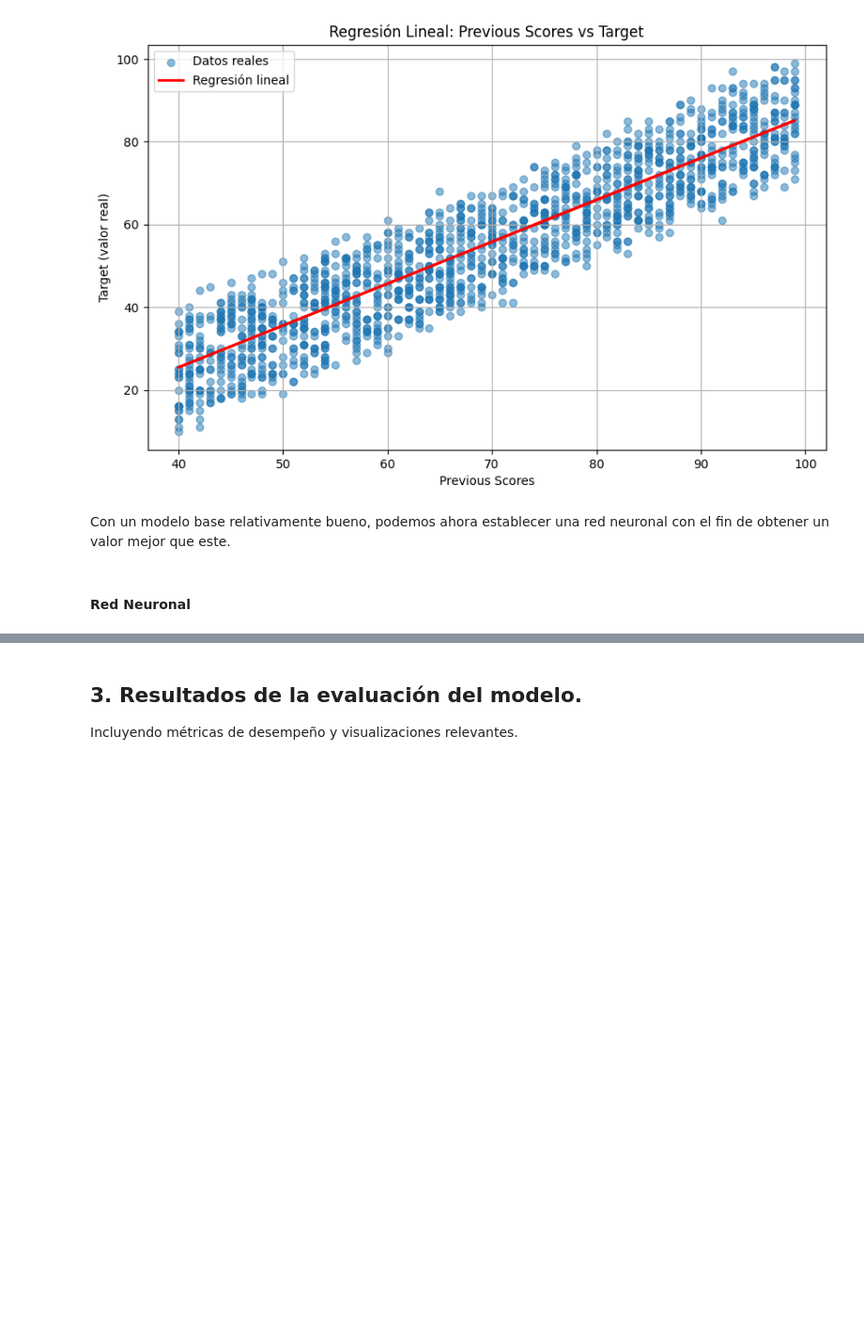
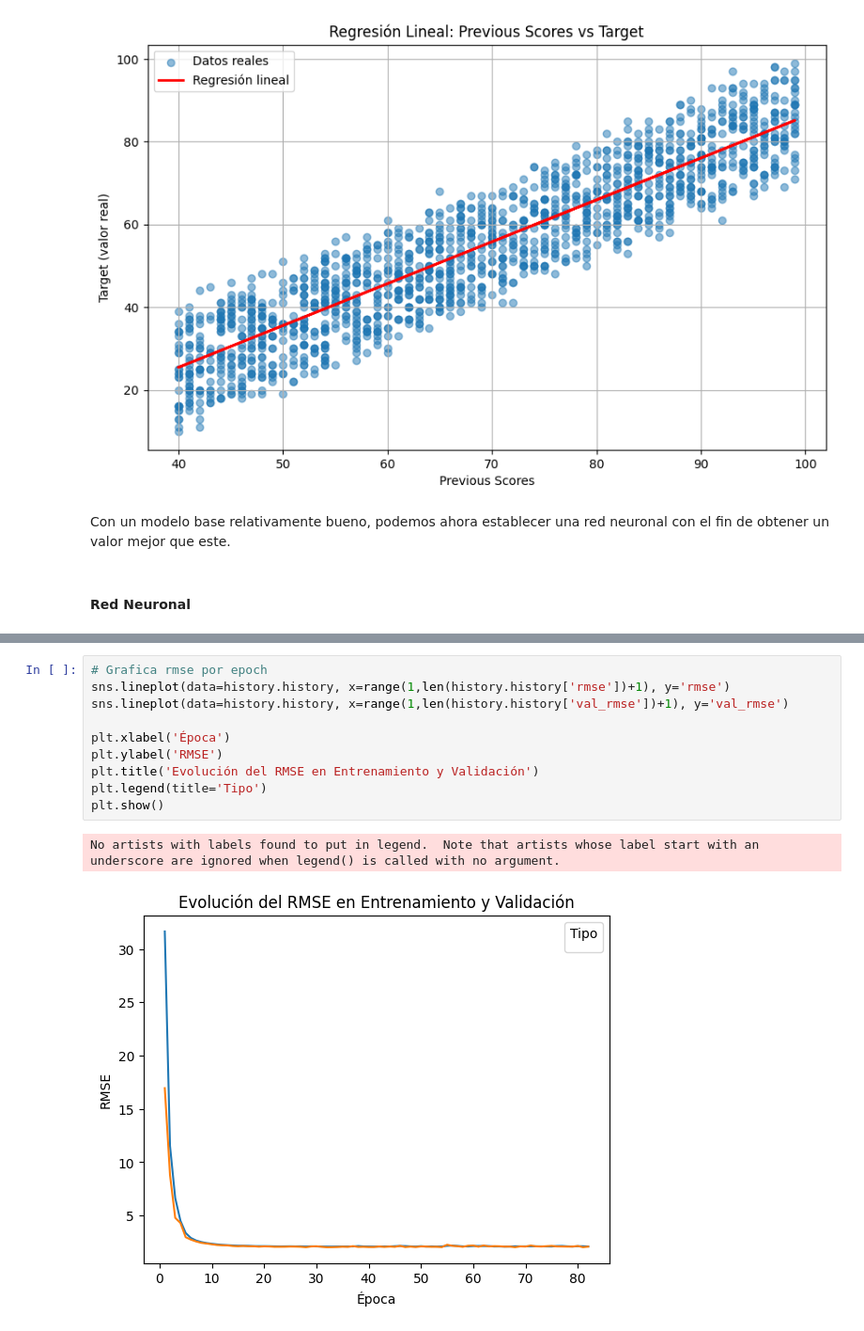
Before and after one commit to julilc/NN_Examples, a Jupyter notebook: NN_Students_Scores/students_scores.ipynb, the cells around one changed output, grey strips where cells are left out. Shown: that part at 94% size. Drawn from its saved outputs; the diff is of its cells as text; blank space fills up the shorter version.

Commit message:
Agrego graficas entrenamiento del modelo

```diff
--- a/NN_Students_Scores/students_scores.ipynb
+++ b/NN_Students_Scores/students_scores.ipynb
@@ -502,4 +505,14 @@ CV-RMSE Val: 4.27%
 CV-RMSE Test: 5.63%
-# %% [markdown]
-## 3. Resultados de la evaluación del modelo.
-Incluyendo métricas de desempeño y visualizaciones relevantes.
+# %%
+# Grafica rmse por epoch
+sns.lineplot(data=history.history, x=range(1,len(history.history['rmse'])+1), y='rmse')
+sns.lineplot(data=history.history, x=range(1,len(history.history['val_rmse'])+1), y='val_rmse')
+
+plt.xlabel('Época')
+plt.ylabel('RMSE')
+plt.title('Evolución del RMSE en Entrenamiento y Validación')
+plt.legend(title='Tipo')
+plt.show()
+# %% [output]
+No artists with labels found to put in legend.  Note that artists whose label start with an underscore are ignored when legend() is called with no argument.
+[figure, added]
```
Also changed, not shown: parts of 7 cells of this notebook.
